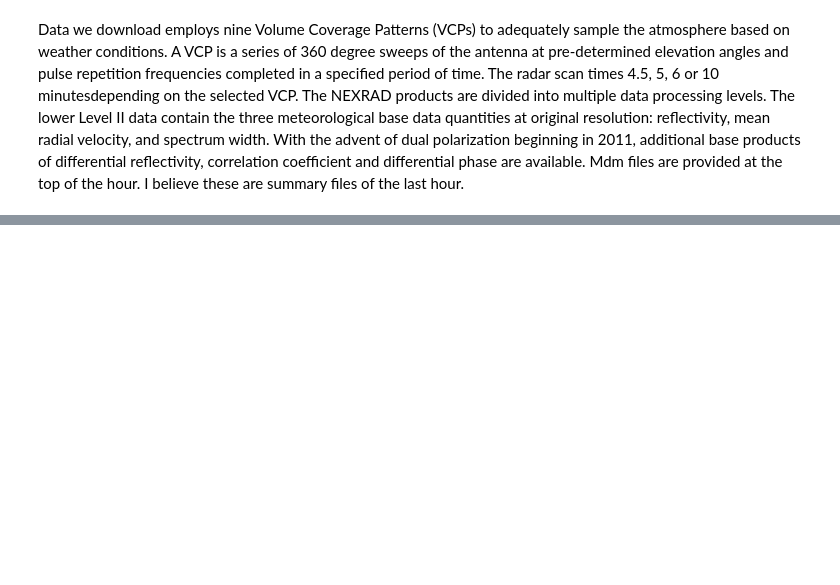
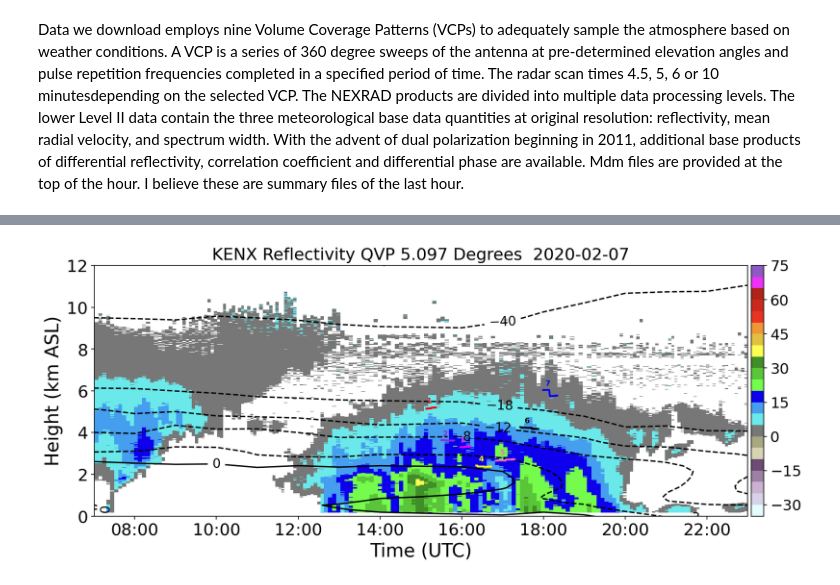
Before and after one commit to gdebrun2/NEXRAD-QVPs, a Jupyter notebook: QVP Analysis.ipynb, the cells around one changed output, grey strips where cells are left out. Saved outputs shown, nothing was run; the diff lists cells and outputs as text; code cells hidden in the pictures; blank space fills up the shorter version.

```diff
--- a/QVP Analysis.ipynb
+++ b/QVP Analysis.ipynb
@@ -162,7 +348,8 @@ def find_closest_angles(angles, DESIRED_ANGLES, THRESHOLD, RELATIVE_ERROR_TOLERA
                 uniqueVals = np.delete(uniqueVals,np.where(uniqueVals == val))
 
         if len(uniqueVals) == 0:
-            return None
+            closestAngles.append(None)
+            continue
 
         relativeErrors = abs(desiredAngle-uniqueVals)/desiredAngle
         idx = relativeErrors.argmin()
@@ -170,6 +357,7 @@ def find_closest_angles(angles, DESIRED_ANGLES, THRESHOLD, RELATIVE_ERROR_TOLERA
         if relativeErrors[idx] > RELATIVE_ERROR_TOLERANCE:
 
             closestAngles.append(None)
+
 
         else:
 
@@ -722,0 +1174,77 @@ print('Finished!')
+# %%
+#Reflectivity QVP
+ymin = 0
+ymax = 12
+
+cmap_reflectivity = mpl.colors.ListedColormap(['#e3fdfe','#d7d2e7','#cbb1d2','#9d80a4','#6d4b74','#d6d4b1','#a9a882','#777777','#6be9ea','#469eef','#0e00ec','#75fb4c','#5ac53a','#3f8e27','#feff54','#e1c140','#f09636','#ea3423','#ca2A1d','#b02318','#ea33f7','#8f59c3'])
+bounds_reflectivity = [-35, -30, -25, -20, -15, -10, -5, 0, 5, 10, 15, 20, 25, 30, 35, 40, 45, 50, 55, 60, 65, 70, 75]
+norm_reflectivity = mpl.colors.BoundaryNorm(bounds_reflectivity, cmap_reflectivity.N)
+
+plt.figure(figsize = (15, 5))
+cs = plt.pcolormesh(times_modified.loc[:, 0], heights.loc[0, :].T/1000, reflectivities_deep[(s>5) & (reflectivities_deep > 0)].T, cmap=cmap_reflectivity, norm = norm_reflectivity)
+print(type(times_modified.loc[:, 0][0]))
+plt.ylabel('Height (km ASL)', fontsize = 20)
+plt.xlabel('Time (UTC)', fontsize = 20)
+plt.title(ID + ' Reflectivity QVP '+ str(closestAngle)[:-5] + ' Degrees ' + EVENT_DATE, fontsize = 18)
+cbar = plt.colorbar(cs, pad=0.005)
+cbar.ax.tick_params(labelsize = 16)
+xformatter = md.DateFormatter('%H:%M')
+xlocator = md.MinuteLocator(byminute=[0])
+plt.gcf().axes[0].xaxis.set_major_formatter(xformatter)
+clabels = plt.gca().contour(np.array(times_all)[:,radarIdx], np.array(gps_all)[:,radarIdx]/1000, np.array(temps_all)[:,radarIdx], colors = 'black', levels = [-40, -18, -12, -8, -3, 0])
+plt.gca().clabel(clabels, fontsize = 14)
+plt.tick_params(labelsize = 18)
+plt.ylim(ymin, ymax)
+
+
+x_lower = plt.gca().get_xlim()[0]
+plt.plot(tds_time,tds_alt,linewidth=2,color='red')
+x_upper = plt.gca().get_xlim()[-1]
+colors = ['red','blueviolet','magenta','yellow','hotpink','black','blue']
+for i in range(len(flight_leg_date_ranges)):
+    plt.plot(flight_leg_date_ranges[i],flight_leg_altitudes[i],color=colors[i],linewidth=2)
+    txt = str(i+1)
+
+    x1 = flight_leg_date_ranges[i][len(flight_leg_date_ranges[i])//2]
+    x = (md.date2num(pd.Timestamp.to_datetime64(x1)) - x_lower - .005) / (x_upper - x_lower)
+    y = (max(flight_leg_altitudes[i])+ .2)/ymax
+    plt.text(x, y, txt, fontsize=8,weight = 'bold',color=colors[i],transform=plt.gca().transAxes)
+
+plt.show()
+
+
+# prior_alt = 0
+# inflections = np.array([])
+# i = 0
+# for time,alt in zip(tds_time,tds_alt):
+#     if alt < prior_alt:
+#         inflections = np.append(inflections,np.array([i,time,alt]))
+#     prior_alt = alt
+#     i+=1
+
+
+# inflections = inflections.reshape(int(len(inflections)/3),3)
+
+# #plt.scatter(inflections[:,1],inflections[:,2]/1000,marker = '.',s=.01,color='blue')
+
+# indices = np.arange(0,len(tds_alt),1)
+# x = zip(indices,tds_time,tds_alt)
+# x = np.array(list(x))
+# i = np.array(np.where(abs(np.diff(tds_alt)) > 4)[0])
+
+# #plt.scatter(np.array(tds_time)[i],np.array(tds_alt)[i]/1000,color='white')
+# sorted_i = np.sort(np.diff(i))
+
+
+# x_subset_indices = np.array(np.where(abs(np.diff(x[:,2])) > 4)[0])
+
+# x_subset = x[x_subset_indices]
+
+# x_diff = np.diff(x_subset,axis=0)
+
+
+# x_subset[:,0][0:-1] = x_diff[:,0]
+# x_subset = x_subset[:-1]
+# f = np.sort(x_subset, axis = 0)[::-1]
+# #plt.scatter(f[:,1][:20],f[:,2][:20]/1000)
+# %% [output]
@@ -722,0 +1252 @@ print('Finished!')
+[figure, added]
```
Also changed, not shown: parts of 15 cells of this notebook, 1 other file.
